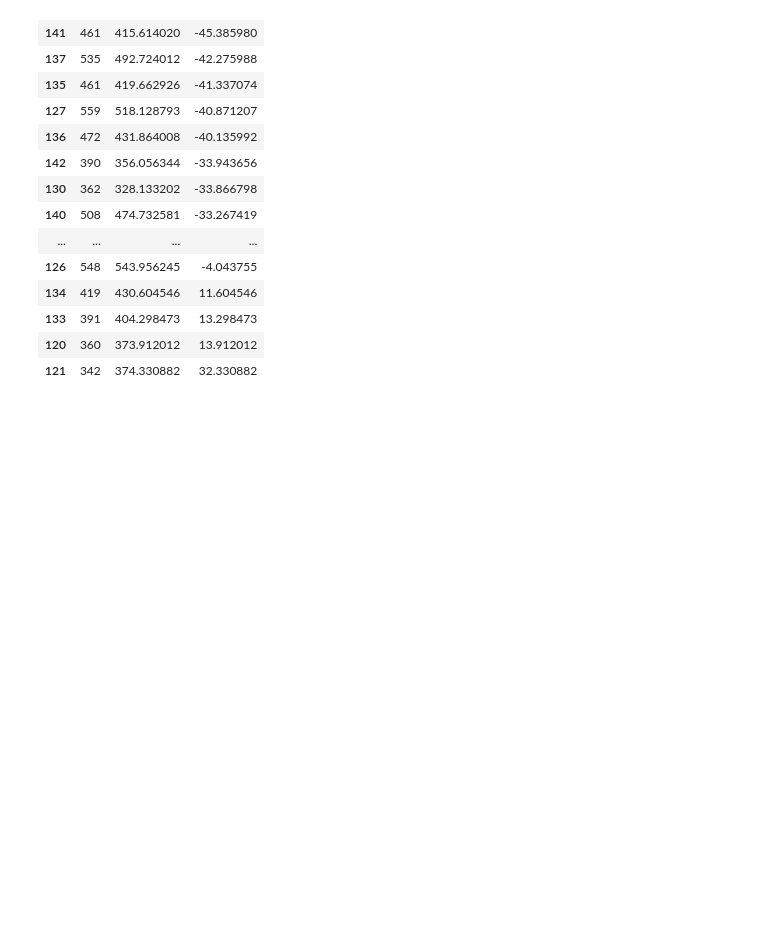
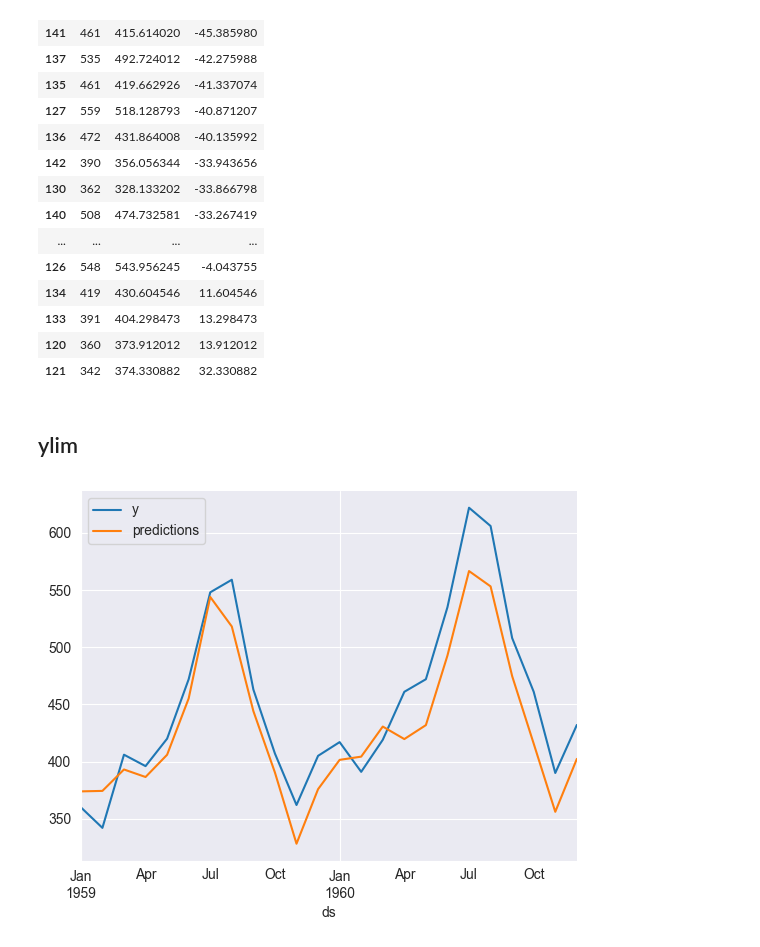
Before and after one commit to ideaguy3d/data-engineering-practice, a Jupyter notebook: _maven/regression_forecasting/_assignment_10_time_series.ipynb, the cells around one changed output. Saved outputs shown, nothing was run; the diff lists cells and outputs as text; code cells hidden in the pictures; blank space fills up the shorter version.

```diff
--- a/_maven/regression_forecasting/_assignment_10_time_series.ipynb
+++ b/_maven/regression_forecasting/_assignment_10_time_series.ipynb
@@ -510,3 +510,10 @@ pd.DataFrame({
 | 133 | 391 | 404.298473 | 13.298473 |
 | 120 | 360 | 373.912012 | 13.912012 |
 | 121 | 342 | 374.330882 | 32.330882 |
+# %% [markdown]
+## ylim
+# %%
+test_df.assign(predictions=forecast['yhat']).set_index('ds').plot()
+sns.despine();
+# %% [output]
+[figure, added]
```
Also changed, not shown: parts of 1 cell of this notebook, 1 other file.
